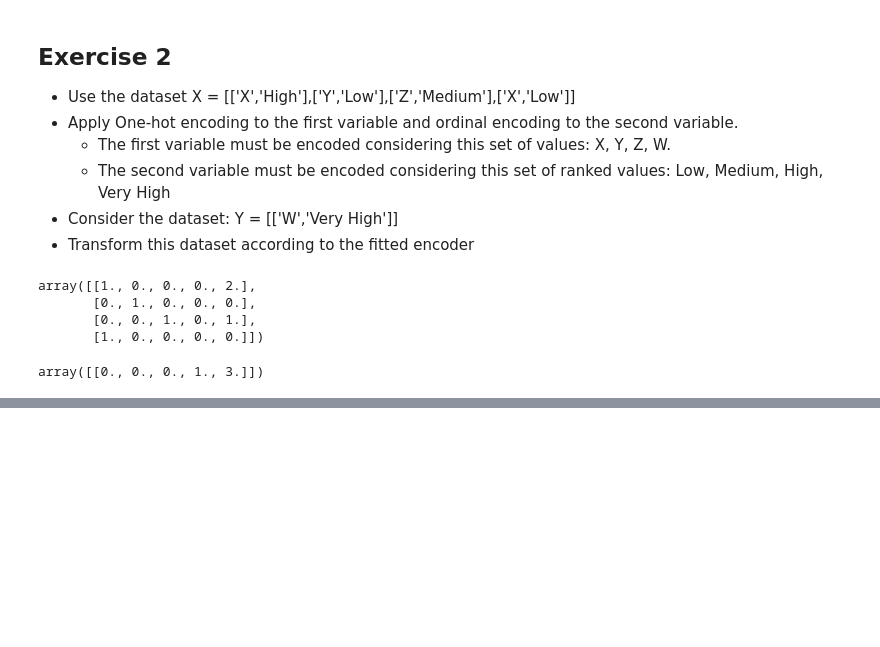
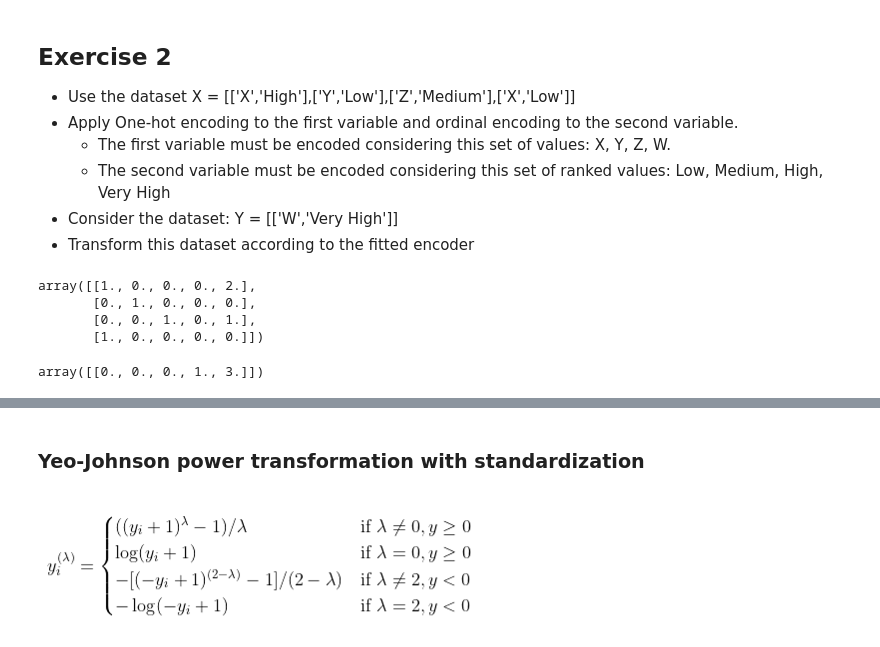
Before and after one commit to jslfree080/dataPreProcessing, a Jupyter notebook: src/main/python/dataPreProcessing.ipynb, the cells around one changed output, grey strips where cells are left out. Saved outputs shown, nothing was run; the diff lists cells and outputs as text; code cells hidden in the pictures; blank space fills up the shorter version.

Commit message:
transformations of the numerical features

```diff
--- a/src/main/python/dataPreProcessing.ipynb
+++ b/src/main/python/dataPreProcessing.ipynb
@@ -649,0 +678,12 @@ array([[0., 0., 0., 1., 3.]])
+# %% [markdown]
+### Yeo-Johnson power transformation with standardization
+# %%
+# !pip install IPython
+from IPython.display import Image
+
+"""
+The optimal parameter λ for stabilizing variance and minimizing skewness is estimated through maximum likelihood.
+"""
+Image("yeo-johnson_transformation.png")
+# %% [output]
+[figure, added]
```
Also changed, not shown: parts of 42 cells of this notebook, 2 other files.
